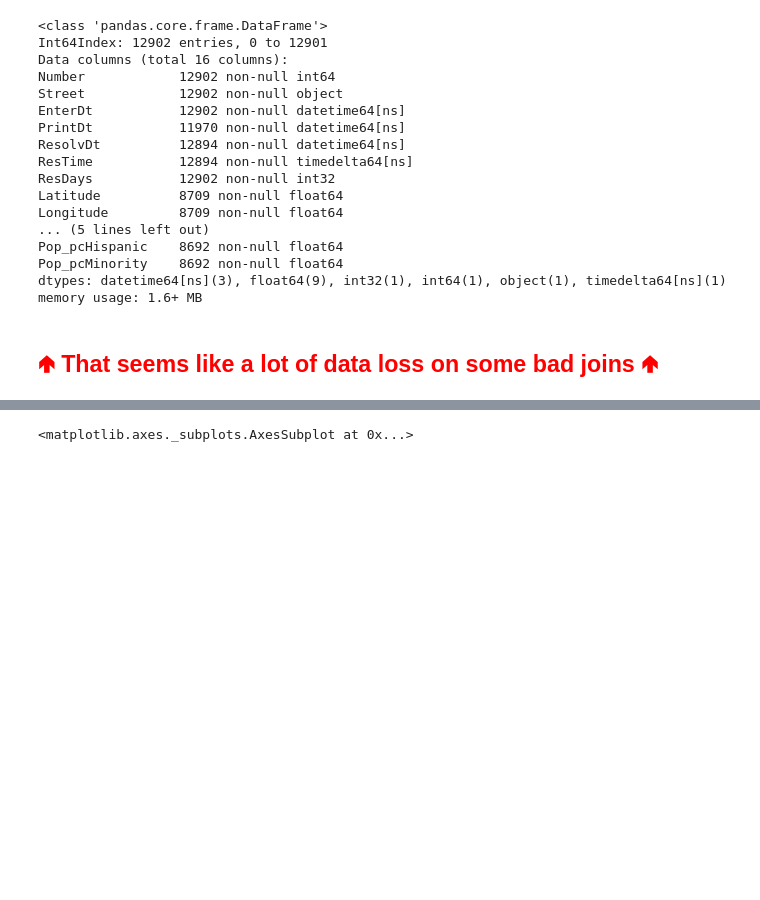
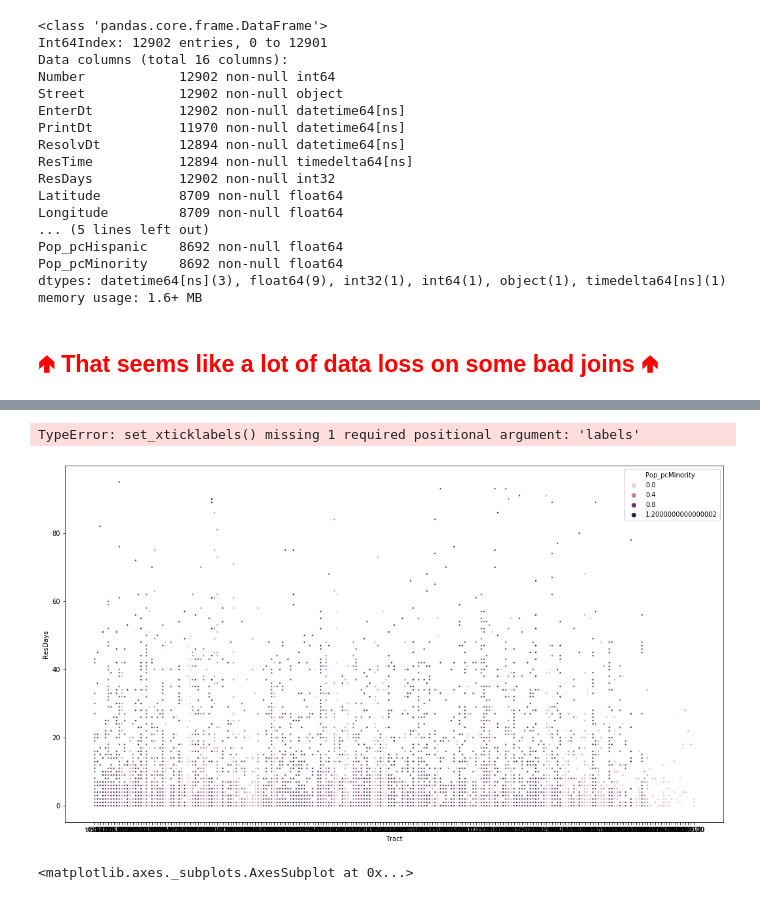
Before and after one commit to domhnallog/class_col_algorithms, a Jupyter notebook: 02-homework/02-homework-pt2-odonnchadha.ipynb, the cells around one changed output, grey strips where cells are left out. Cells and saved outputs as stored; diff of their text form; code cells hidden in the pictures; blank space fills up the shorter version.

```diff
--- a/02-homework/02-homework-pt2-odonnchadha.ipynb
+++ b/02-homework/02-homework-pt2-odonnchadha.ipynb
@@ -372,5 +372,6 @@ dtypes: datetime64[ns](3), float64(9), int32(1), int64(1), object(1), timedelta6
 memory usage: 1.6+ MB
 # %% [markdown]
 ##  <span style="color:red"> 🢁 That seems like a lot of data loss on some bad joins 🢁 </span>
-# %%
-ph13full_df = ph13full_df.dropna(subset=['Pop'])
+# %%
+ph13full_df = ph13full_df.dropna(subset=['Pop_pcMinority'])
+ph13full_df.Tract = 't' + ph13full_df.Tract.astype(int).astype(str)
@@ -377,3 +398,14 @@ ph13full_df = ph13full_df.dropna(subset=['Pop'])
+# %%
+fig, ax = plt.subplots(figsize=(18,10))
+
+sns.scatterplot(x='Tract',y='ResDays',
+                data=ph13full_df,
+                marker='.',
+                hue='Pop_pcMinority')
+ax.set_xticklabels(rotation=30)
+# %% [output]
+TypeError: set_xticklabels() missing 1 required positional argument: 'labels'
+[figure, added]
 # %%
 fig, ax = plt.subplots(figsize=(18,10))
 
```
Also changed, not shown: parts of 3 cells of this notebook, 36 other files.
